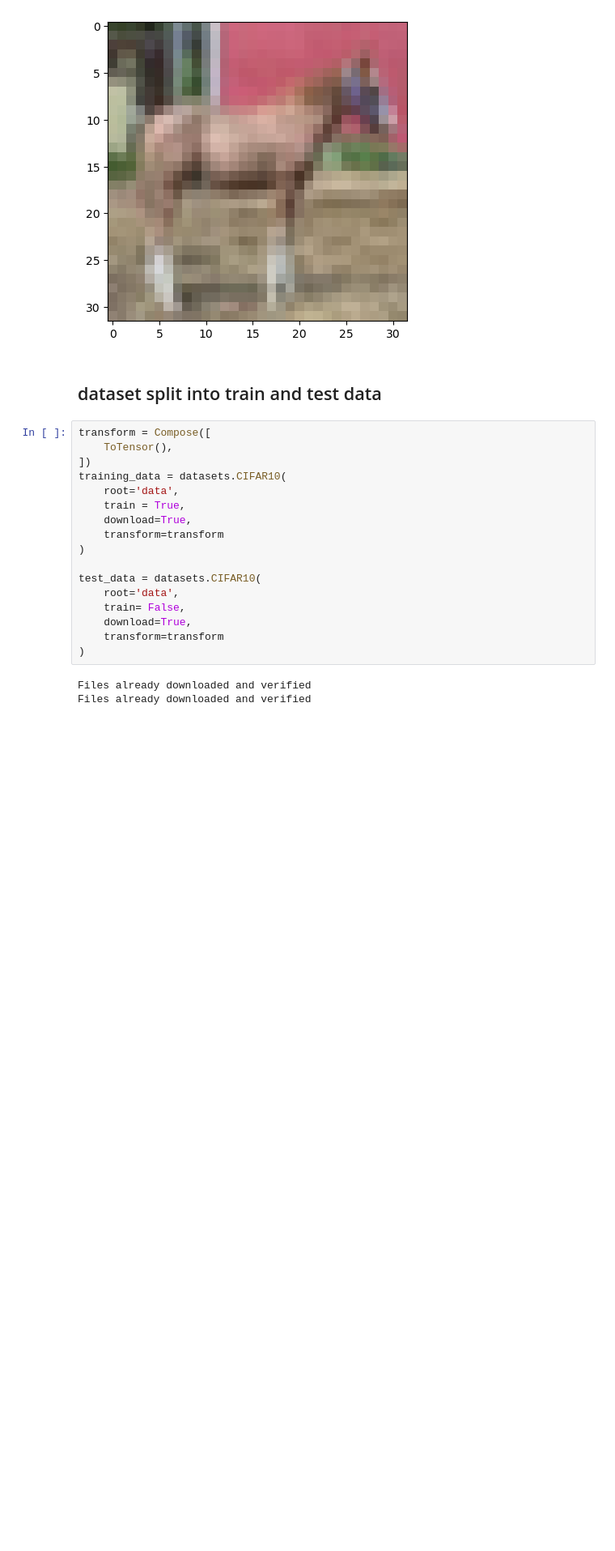
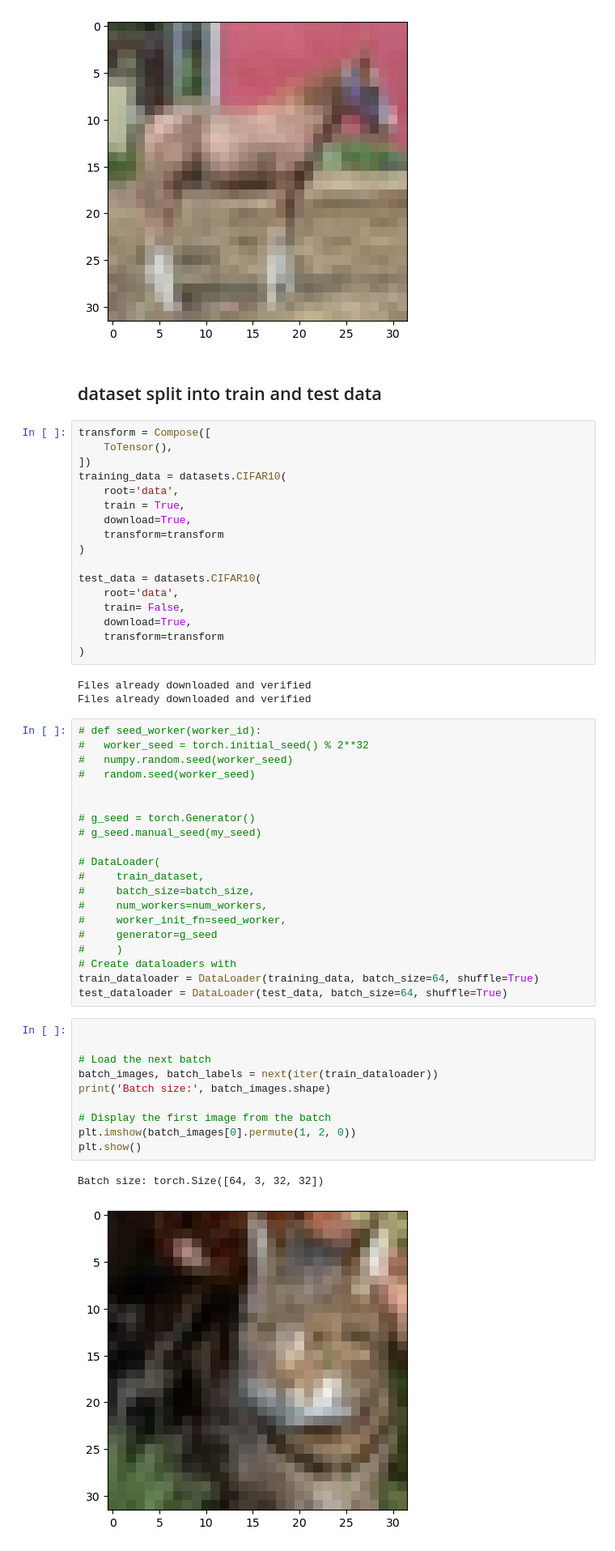
Before and after one commit to rabobahago/Python_ML_Data_Science, a Jupyter notebook: deep_learning/pytorch/dataset.ipynb, the cells around one changed output. Shown at 81% size. Saved outputs shown, nothing was run; the diff lists cells and outputs as text; blank space fills up the shorter version.

```diff
--- a/deep_learning/pytorch/dataset.ipynb
+++ b/deep_learning/pytorch/dataset.ipynb
@@ -58,3 +70,36 @@ test_data = datasets.CIFAR10(
 # %% [output]
 Files already downloaded and verified
 Files already downloaded and verified
+# %%
+# def seed_worker(worker_id):
+#   worker_seed = torch.initial_seed() % 2**32
+#   numpy.random.seed(worker_seed)
+#   random.seed(worker_seed)
+
+
+# g_seed = torch.Generator()
+# g_seed.manual_seed(my_seed)
+
+# DataLoader(
+#     train_dataset,
+#     batch_size=batch_size,
+#     num_workers=num_workers,
+#     worker_init_fn=seed_worker,
+#     generator=g_seed
+#     )
+# Create dataloaders with
+train_dataloader = DataLoader(training_data, batch_size=64, shuffle=True)
+test_dataloader = DataLoader(test_data, batch_size=64, shuffle=True)
+# %%
+
+
+# Load the next batch
+batch_images, batch_labels = next(iter(train_dataloader))
+print('Batch size:', batch_images.shape)
+
+# Display the first image from the batch
+plt.imshow(batch_images[0].permute(1, 2, 0))
+plt.show()
+# %% [output]
+Batch size: torch.Size([64, 3, 32, 32])
+[figure, added]
```
Also changed, not shown: parts of 3 cells of this notebook, 3 other files.
